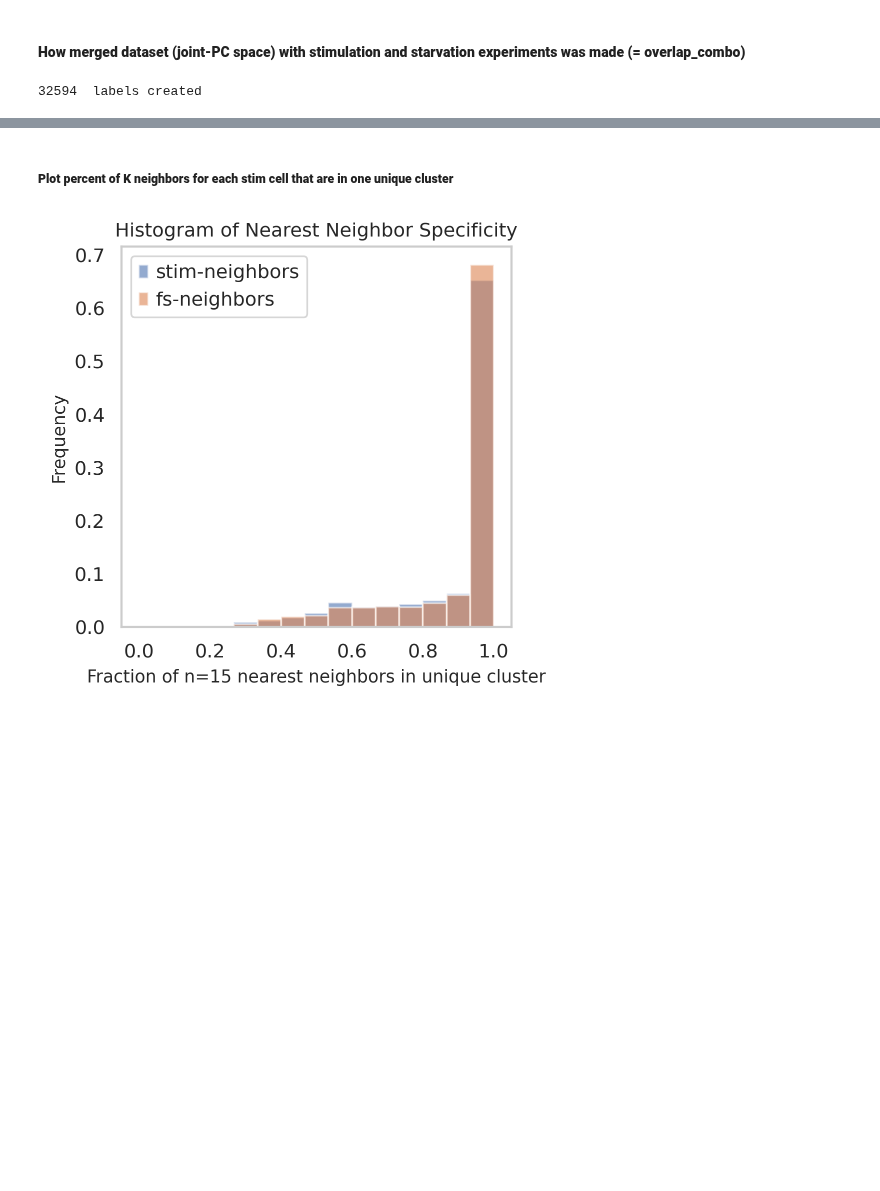
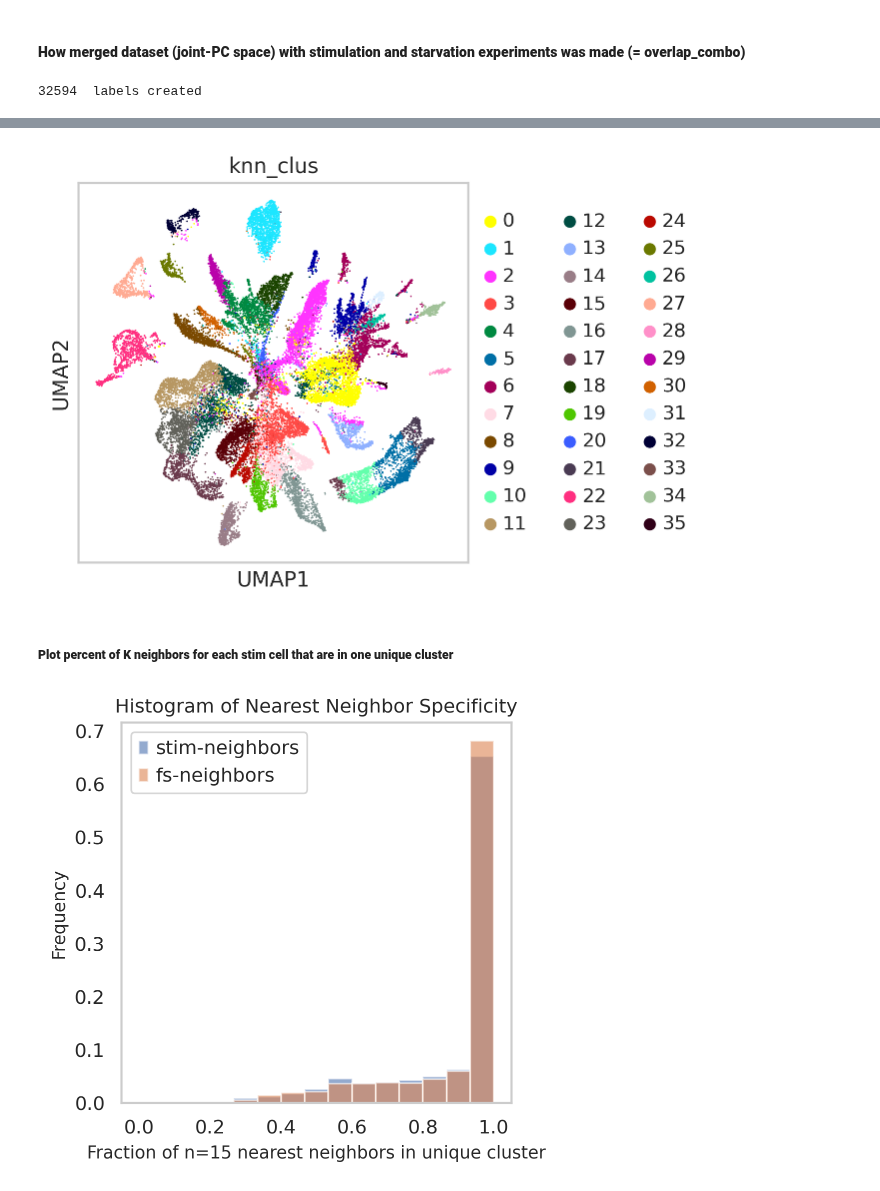
Before and after one commit to pachterlab/CWGFLHGCCHAP_2021, a Jupyter notebook: notebooks/ComparativeDistanceAnalysis/allDistanceCalculations.ipynb, the cells around one changed output, grey strips where cells are left out. Cells and saved outputs as stored; diff of their text form; code cells hidden in the pictures; blank space fills up the shorter version.

Commit message:
Add UMAP/tSNE Overlap Code

```diff
--- a/notebooks/ComparativeDistanceAnalysis/allDistanceCalculations.ipynb
+++ b/notebooks/ComparativeDistanceAnalysis/allDistanceCalculations.ipynb
@@ -203,3 +214,7 @@ overlap_combo.obs['knn_clus'] = pd.Categorical(labels)
+# %%
+sc.pl.umap(overlap_combo,color=['knn_clus'],color_map='viridis')
+# %% [output]
+[figure, added]
 # %%
 #overlap_combo.write('overlap_combo.h5ad')
 # %% [markdown]
```
Also changed, not shown: parts of 5 cells of this notebook.
